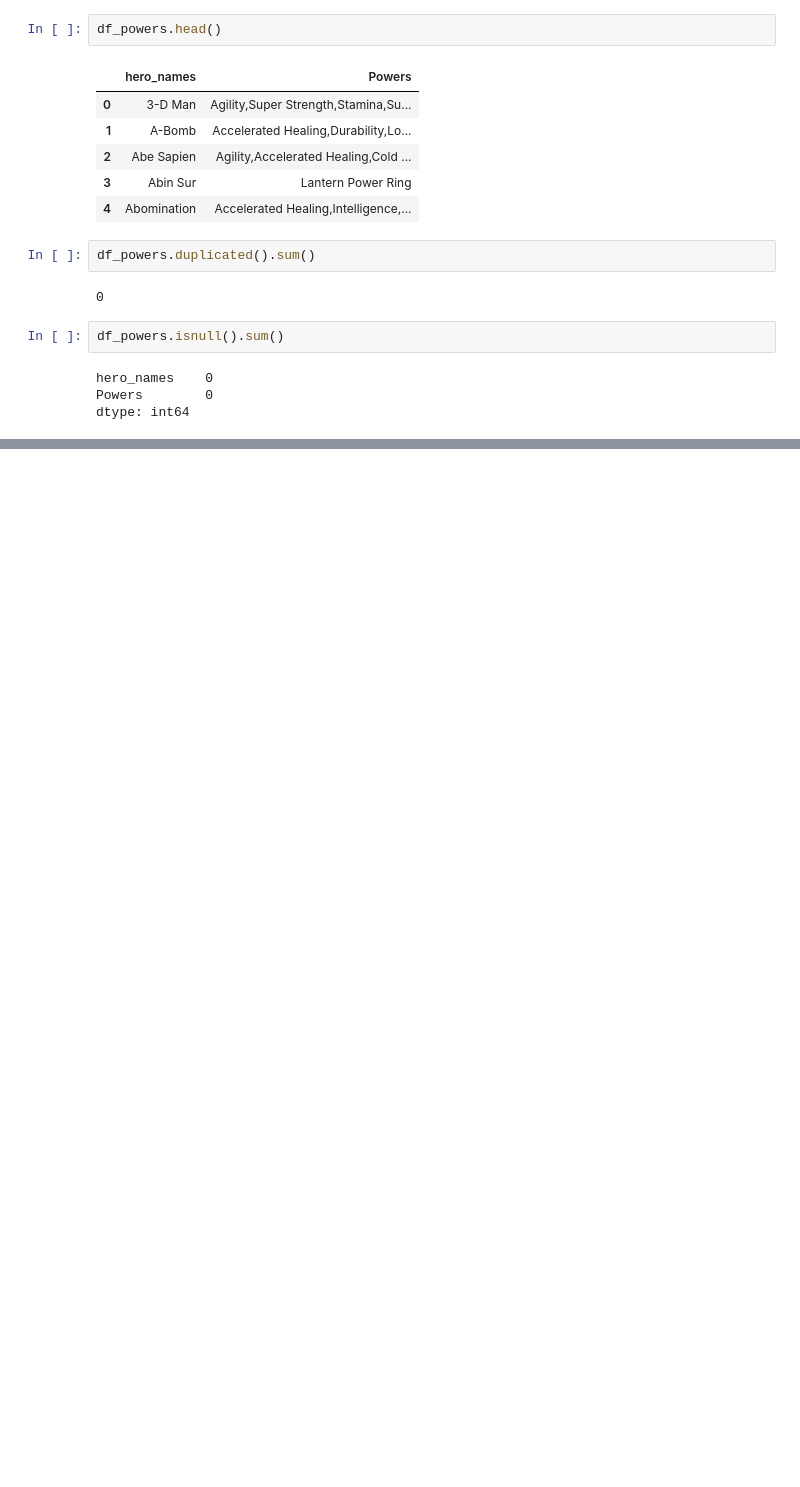
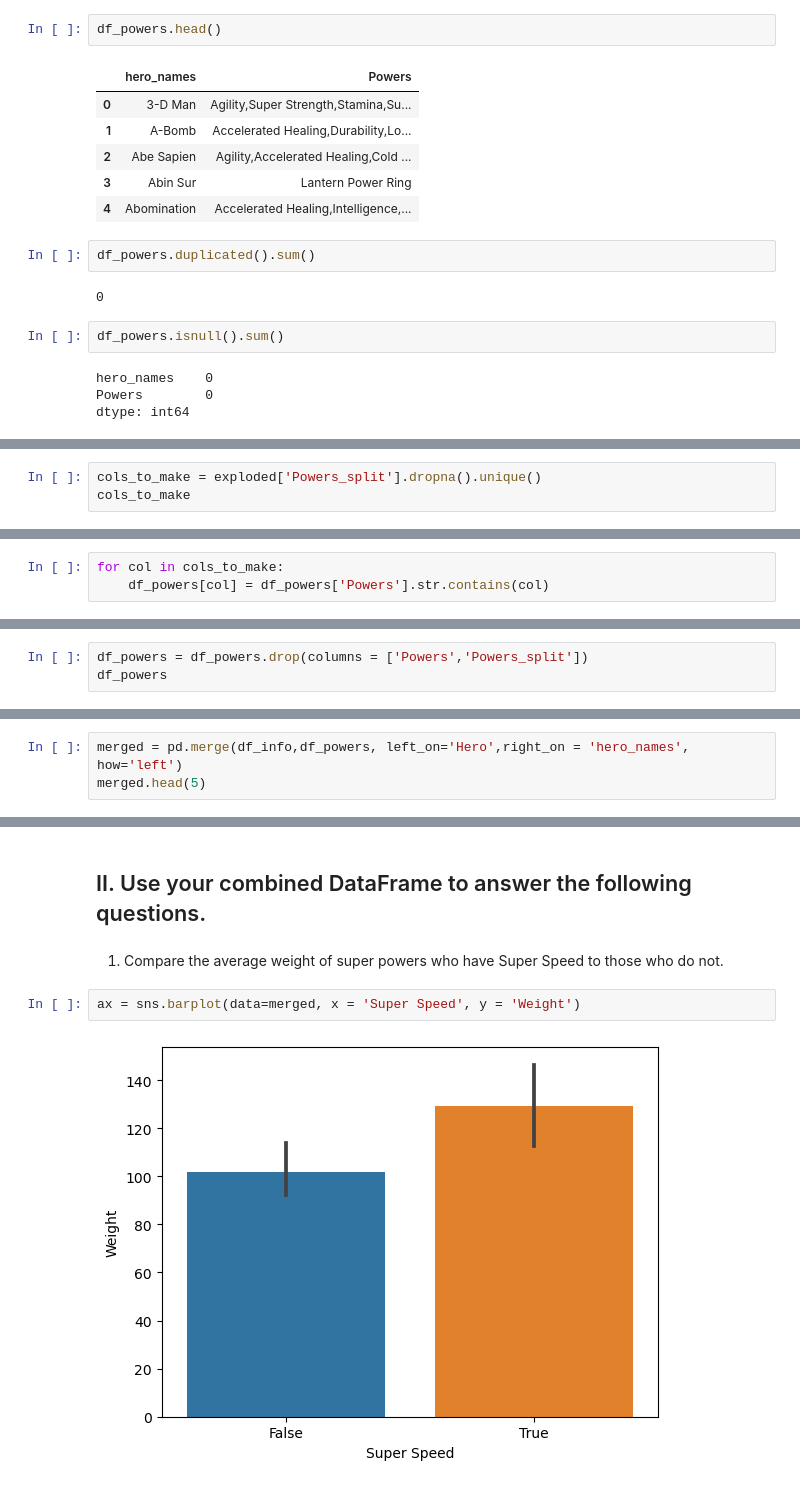
Before and after one commit to valmazan/8_21_Applying_Transformations_Core_Victoria_Almazan, a Jupyter notebook: Applying Advanced Transformations (Core) .ipynb, the cells around one changed output, grey strips where cells are left out. Saved outputs shown, nothing was run; the diff lists cells and outputs as text; blank space fills up the shorter version.

```diff
--- a/Applying Advanced Transformations (Core) .ipynb
+++ b/Applying Advanced Transformations (Core) .ipynb
@@ -282,0 +340,3 @@ dtype: int64
+# %%
+cols_to_make = exploded['Powers_split'].dropna().unique()
+cols_to_make
@@ -282,0 +361,3 @@ dtype: int64
+# %%
+for col in cols_to_make:
+    df_powers[col] = df_powers['Powers'].str.contains(col)
@@ -282,0 +374,3 @@ dtype: int64
+# %%
+df_powers = df_powers.drop(columns = ['Powers','Powers_split'])
+df_powers
@@ -282,0 +396,3 @@ dtype: int64
+# %%
+merged = pd.merge(df_info,df_powers, left_on='Hero',right_on = 'hero_names', how='left')
+merged.head(5)
@@ -282,0 +407,8 @@ dtype: int64
+# %% [markdown]
+## II. Use your combined DataFrame to answer the following questions.
+# %% [markdown]
+1. Compare the average weight of super powers who have Super Speed to those who do not.
+# %%
+ax = sns.barplot(data=merged, x = 'Super Speed', y = 'Weight')
+# %% [output]
+[figure, added]
```
Also changed, not shown: parts of 14 cells of this notebook.
